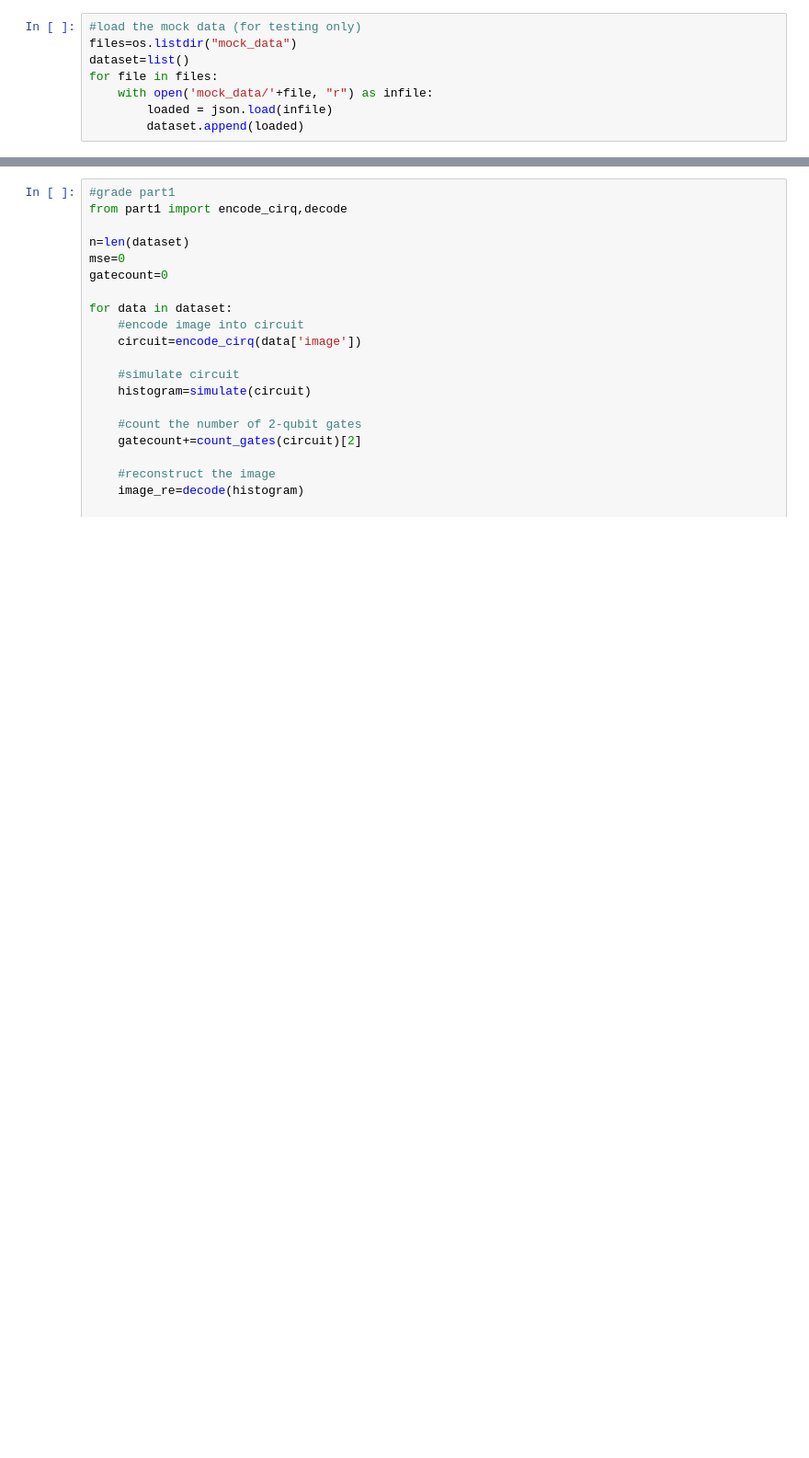
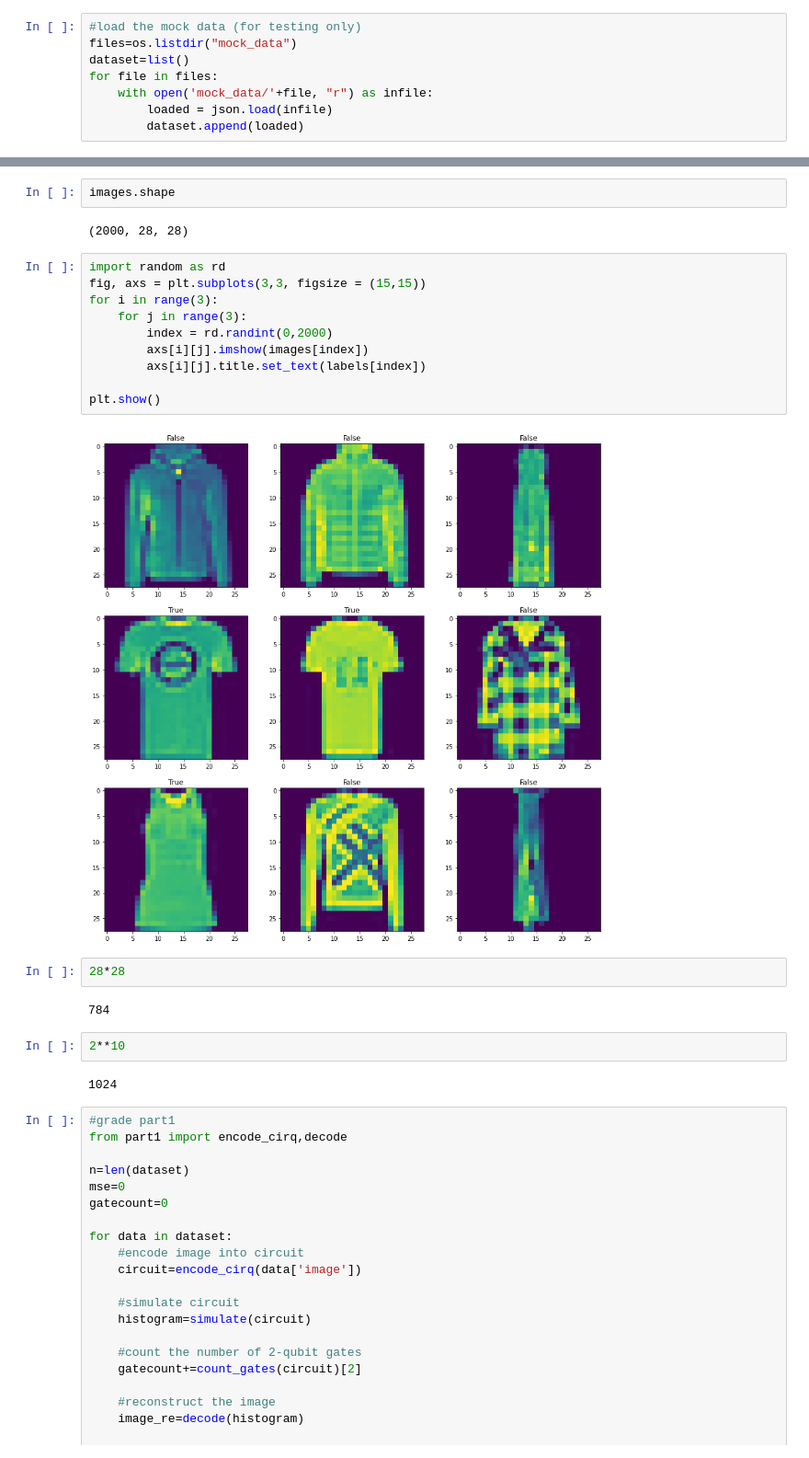
Before and after one commit to iQuHACK/2023_IonQ_Remote, a Jupyter notebook: examples.ipynb, the cells around one changed output, grey strips where cells are left out. Shown: that part at 92% size. Saved outputs shown, nothing was run; the diff lists cells and outputs as text; blank space fills up the shorter version.

Commit message:
adding vizualisation of the labels

```diff
--- a/examples.ipynb
+++ b/examples.ipynb
@@ -74,3 +74,27 @@ plt.imshow(images[1100])
+# %%
+images.shape
+# %% [output]
+(2000, 28, 28)
+# %%
+import random as rd
+fig, axs = plt.subplots(3,3, figsize = (15,15))
+for i in range(3):
+    for j in range(3):
+        index = rd.randint(0,2000)
+        axs[i][j].imshow(images[index])
+        axs[i][j].title.set_text(labels[index])
+
+plt.show()
+# %% [output]
+[figure, added]
+# %%
+28*28
+# %% [output]
+784
+# %%
+2**10
+# %% [output]
+1024
 # %%
 #grade part1
 from part1 import encode_cirq,decode
```
Also changed, not shown: parts of 1 cell of this notebook.
